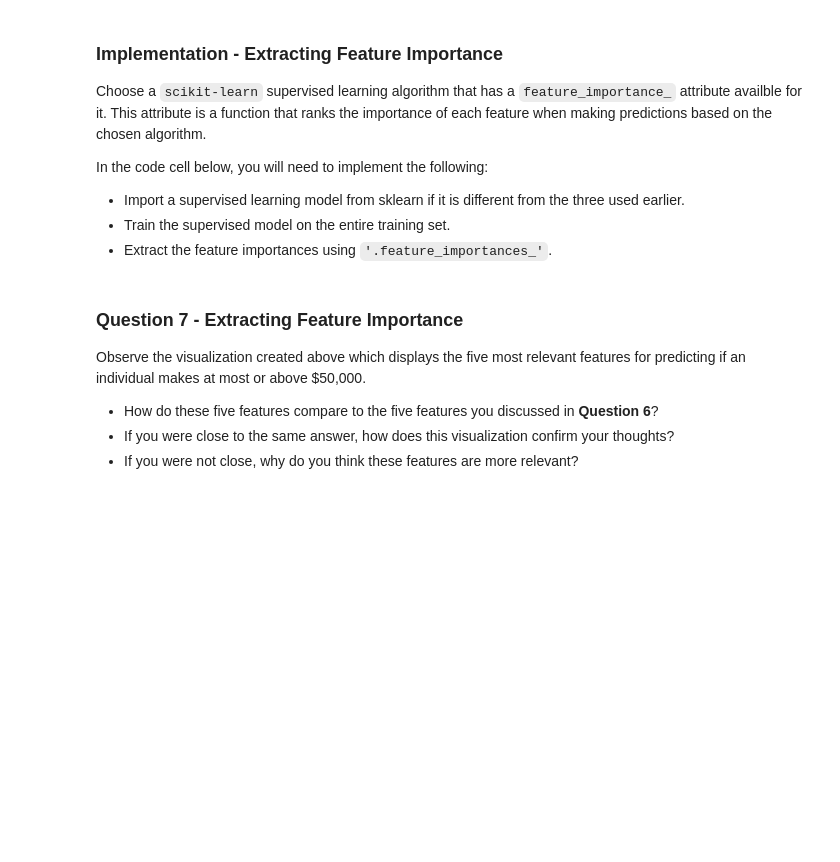
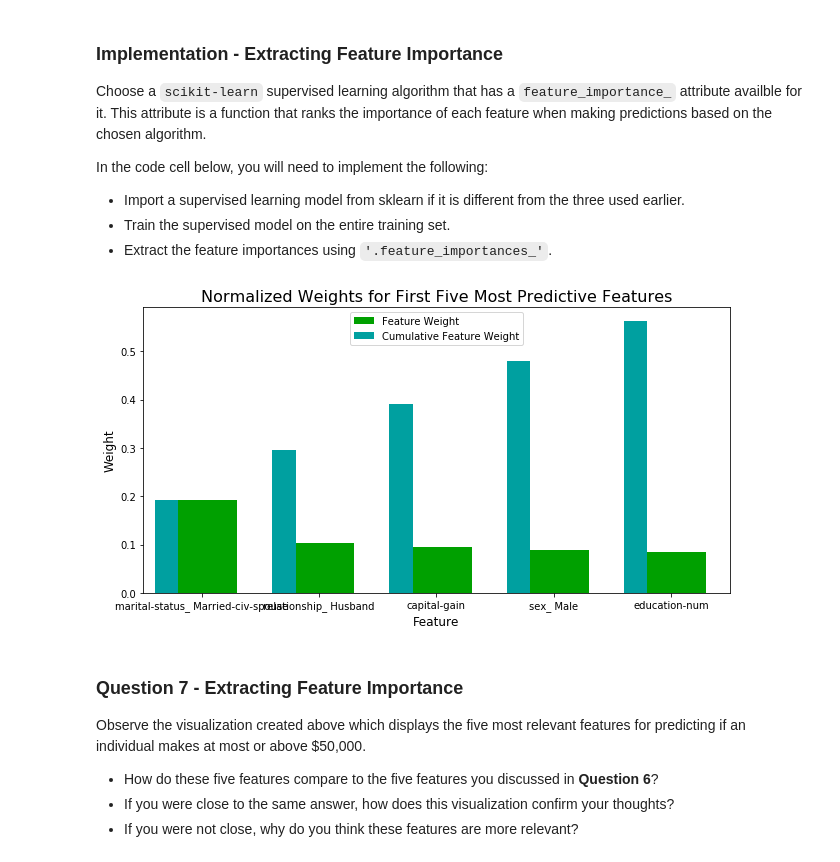
Before and after one commit to noreenwu/ML-supervised, a Jupyter notebook: finding_donors.ipynb, the cells around one changed output. Cells and saved outputs as stored; diff of their text form; code cells hidden in the pictures; blank space fills up the shorter version.

```diff
--- a/finding_donors.ipynb
+++ b/finding_donors.ipynb
@@ -671,16 +734,21 @@ In the code cell below, you will need to implement the following:
  - Extract the feature importances using `'.feature_importances_'`.
 # %%
 # TODO: Import a supervised learning model that has 'feature_importances_'
+from sklearn.ensemble import RandomForestClassifier
 
 
+clf = RandomForestClassifier(max_depth=2, random_state=0)
+
 # TODO: Train the supervised model on the training set using .fit(X_train, y_train)
-model = None
+model = clf.fit(X_train, y_train)
 
 # TODO: Extract the feature importances using .feature_importances_
-importances = None
+importances = model.feature_importances_
 
 # Plot
 vs.feature_plot(importances, X_train, y_train)
+# %% [output]
+[figure, added]
 # %% [markdown]
 ### Question 7 - Extracting Feature Importance
 
```
Also changed, not shown: parts of 15 cells of this notebook, 1 other file.
